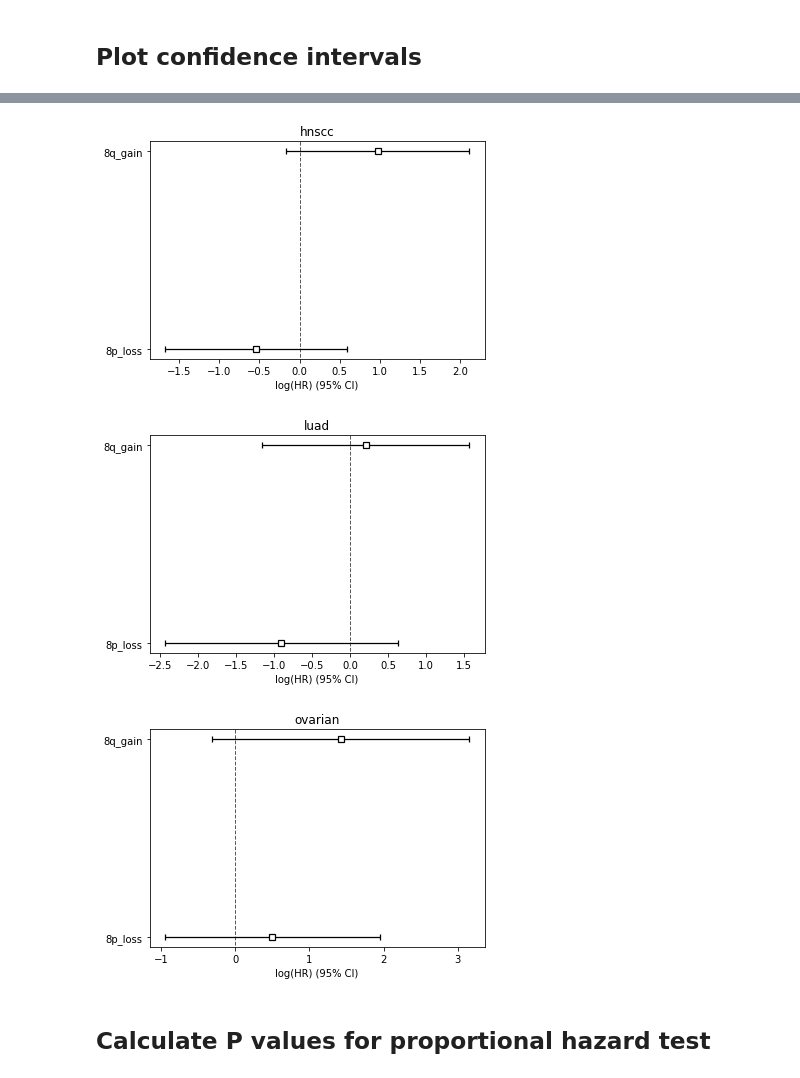
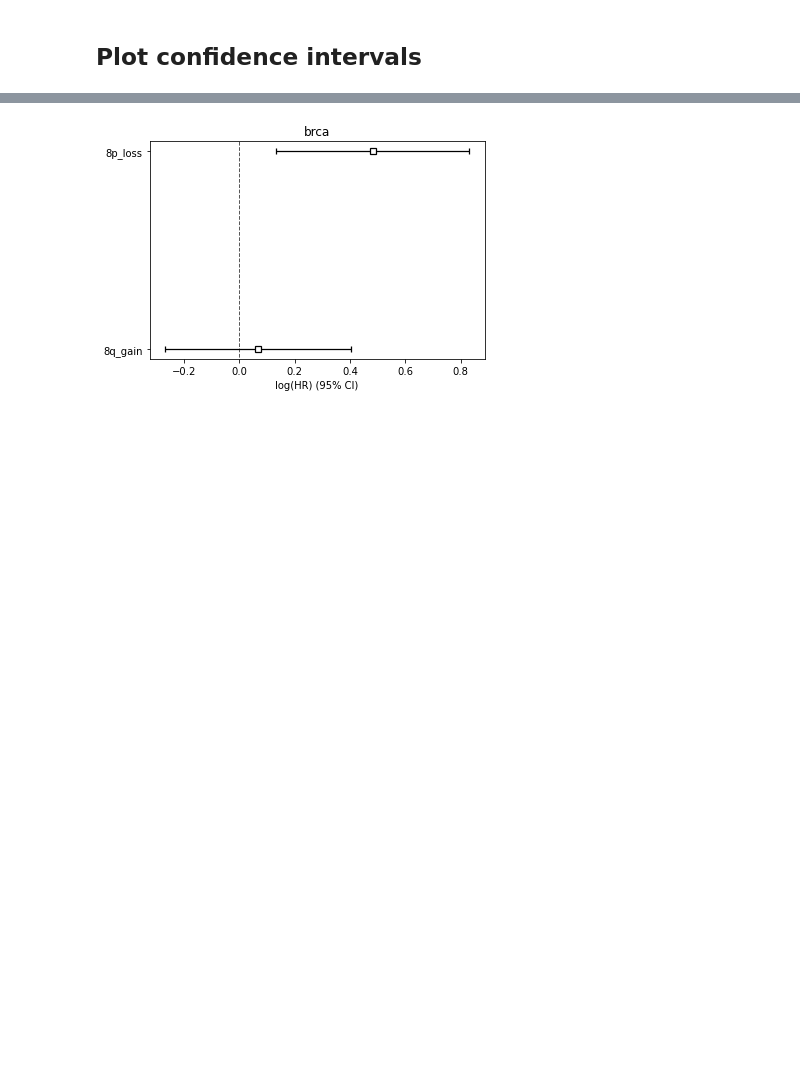
Before and after one commit to PayneLab/pancancerCNV, a Jupyter notebook: tcga_data/chromosome_8/16_survival_analysis.ipynb, the cells around one changed output, grey strips where cells are left out. Cells and saved outputs as stored; diff of their text form; code cells hidden in the pictures; blank space fills up the shorter version.

Commit message:
Run survival on TCGA BRCA data

```diff
--- a/tcga_data/chromosome_8/16_survival_analysis.ipynb
+++ b/tcga_data/chromosome_8/16_survival_analysis.ipynb
@@ -125,0 +17,9 @@ def prepare_plot_table(ds):
+# %%
+cancer_types = [
+    "brca",
+#     "colon",
+#     "hnscc",
+#     "lscc",
+#     "luad",
+#     "ovarian"
+]
@@ -171,8 +124,8 @@ def plot_single_var_survival(cancer_type, df, cnv_col):
         title=plot_title
     )
 # %%
-for cancer_type, ds in dss.items():
-    df = prepare_plot_table(ds)
+for cancer_type in cancer_types:
+    df = prepare_plot_table(cancer_type)
     for cnv_col in ["8p_loss", "8q_gain", "both", "neither"]:
         sel_df = df[["death", "days_to_last_contact_or_death", cnv_col]]
         plot_single_var_survival(cancer_type, sel_df, cnv_col)
@@ -263,8 +219,8 @@ def plot_multi_var_survival(cancer_type, df, cnv_cols):
 # %%
 cnv_cols = ["8p_loss", "8q_gain"]
 
-for cancer_type, ds in dss.items():
-    df = prepare_plot_table(ds)
+for cancer_type in cancer_types:
+    df = prepare_plot_table(cancer_type)
     df = df[["death", "days_to_last_contact_or_death", ] + cnv_cols]
     plot_multi_var_survival(cancer_type, df, cnv_cols)
 # %% [output]
@@ -334,8 +259,8 @@ def plot_cis(cancer_type, df):
 # %%
 cnv_cols = ["8p_loss", "8q_gain"]
 
-for cancer_type, ds in dss.items():
-    df = prepare_plot_table(ds)
+for cancer_type in cancer_types:
+    df = prepare_plot_table(cancer_type)
     df = df[["death", "days_to_last_contact_or_death", ] + cnv_cols]
     ax = plot_cis(cancer_type, df)
     ax.set_title(cancer_type)
@@ -345,5 +269 @@ cptac warning: The HNSCC data is currently strictly reserved for CPTAC investiga
-[figure, old version]
+[figure, new version]
-[figure, removed]
-[figure, removed]
-# %% [markdown]
-## Calculate P values for proportional hazard test
```
Also changed, not shown: parts of 16 cells of this notebook.
